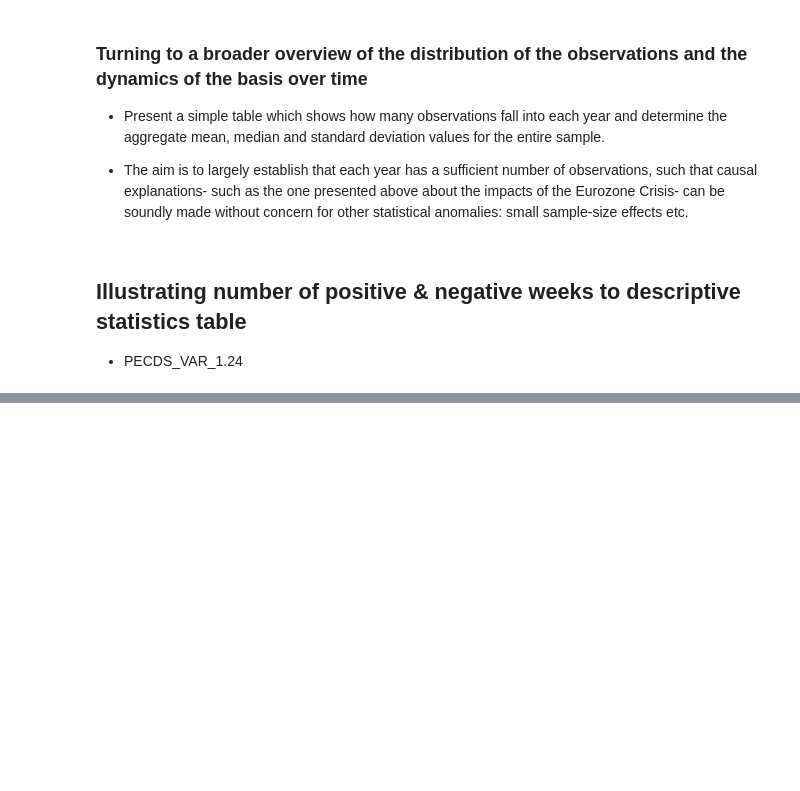
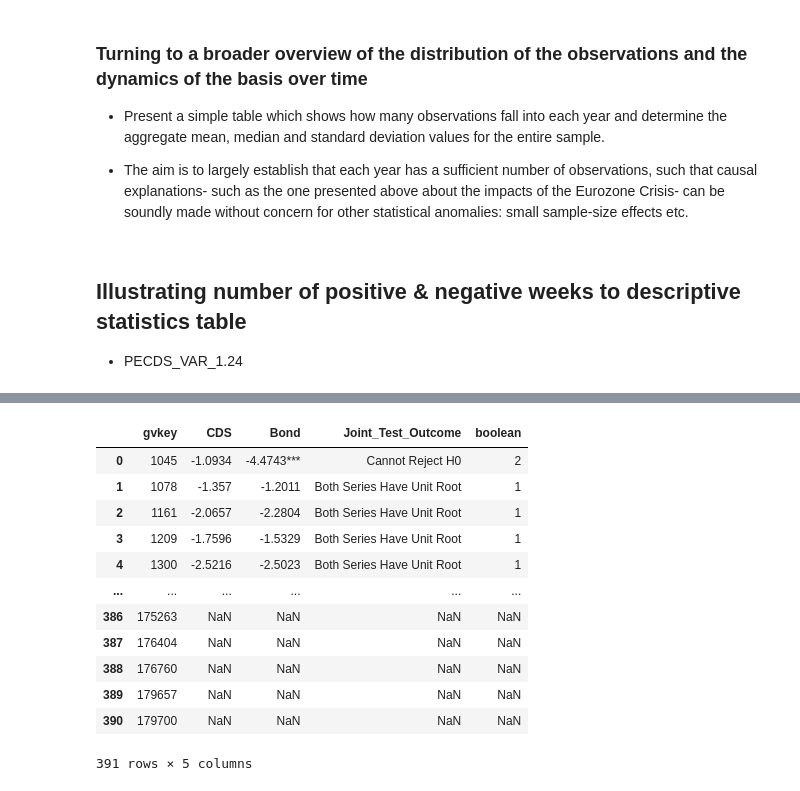
Before and after one commit to Jspano95/Jspano_MScQFin_Thesis, a Jupyter notebook: Jspano_MSc_QuantFin_Public_Github_V1.00.ipynb, the cells around one changed output, grey strips where cells are left out. Cells and saved outputs as stored; diff of their text form; code cells hidden in the pictures; blank space fills up the shorter version.

```diff
--- a/Jspano_MSc_QuantFin_Public_Github_V1.00.ipynb
+++ b/Jspano_MSc_QuantFin_Public_Github_V1.00.ipynb
@@ -1049,0 +1344,16 @@ basis_stats_obspercent_yearind
+# %%
+df_stat_cdsbond_results
+# %% [output]
+|  | gvkey | CDS | Bond | Joint_Test_Outcome | boolean |
+| 0 | 1045 | -1.0934 | -4.4743*** | Cannot Reject H0 | 2 |
+| 1 | 1078 | -1.357 | -1.2011 | Both Series Have Unit Root | 1 |
+| 2 | 1161 | -2.0657 | -2.2804 | Both Series Have Unit Root | 1 |
+| 3 | 1209 | -1.7596 | -1.5329 | Both Series Have Unit Root | 1 |
+| 4 | 1300 | -2.5216 | -2.5023 | Both Series Have Unit Root | 1 |
+| ... | ... | ... | ... | ... | ... |
+| 386 | 175263 | NaN | NaN | NaN | NaN |
+| 387 | 176404 | NaN | NaN | NaN | NaN |
+| 388 | 176760 | NaN | NaN | NaN | NaN |
+| 389 | 179657 | NaN | NaN | NaN | NaN |
+| 390 | 179700 | NaN | NaN | NaN | NaN |
+391 rows × 5 columns
```
Also changed, not shown: parts of 47 cells of this notebook.
